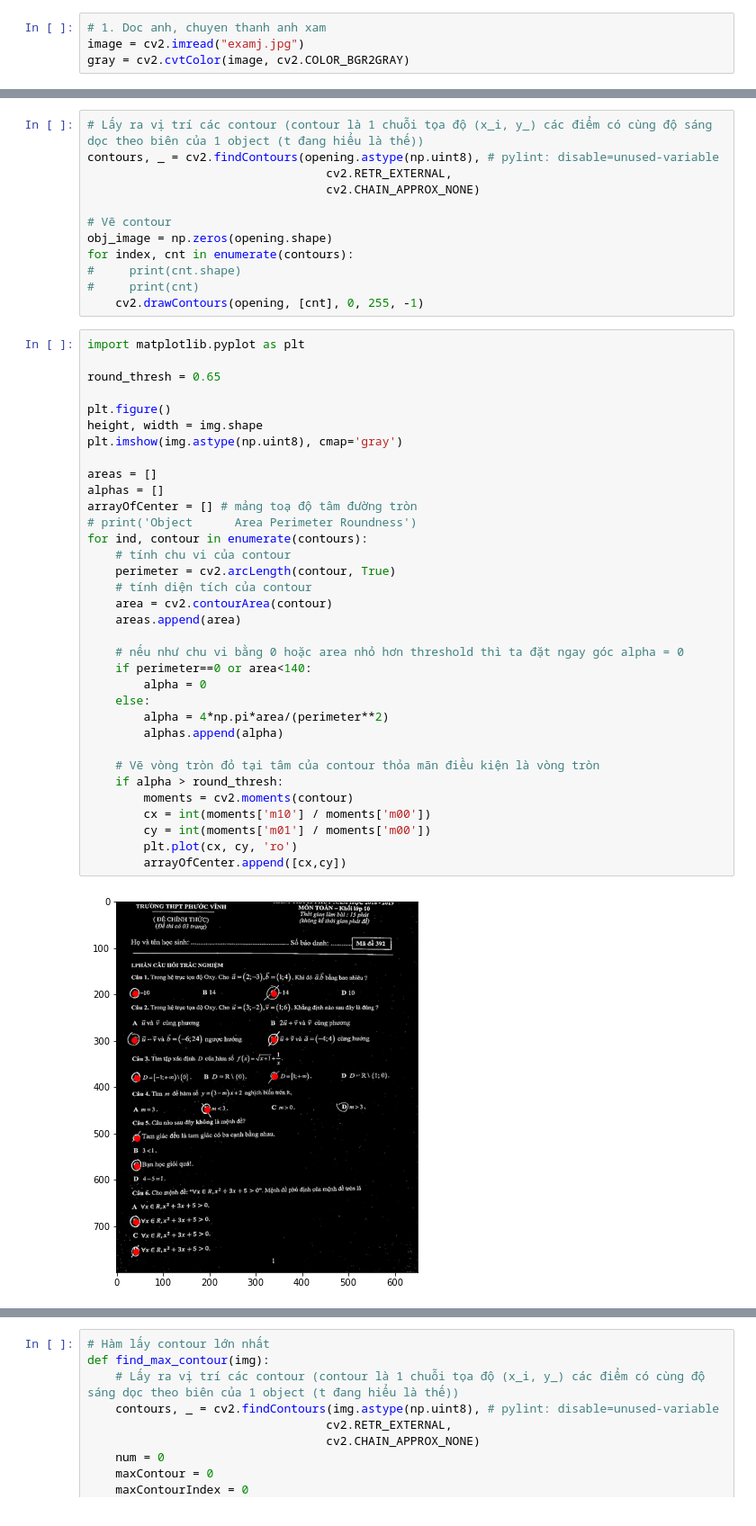
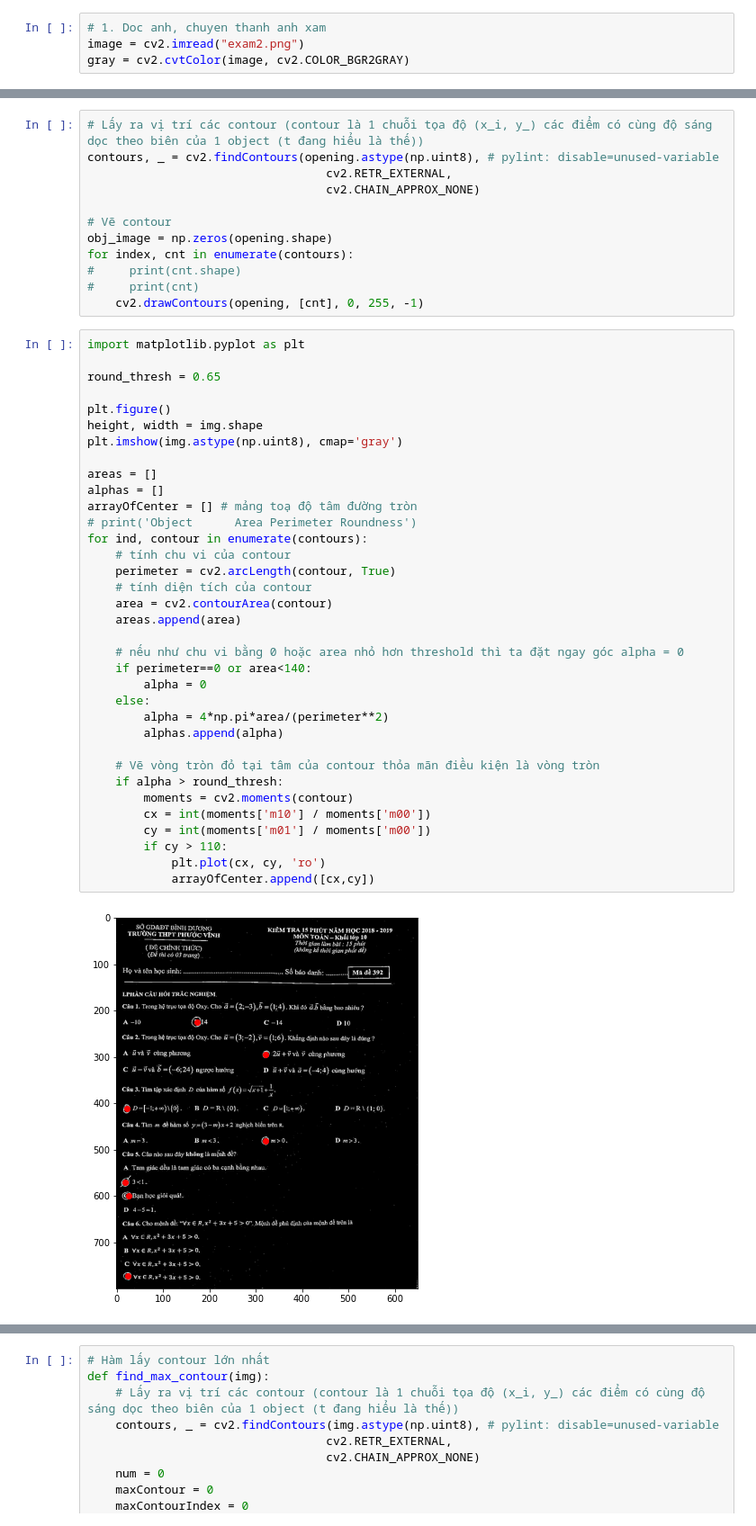
Before and after one commit to quockhanh0212/Multiple-choice-autograding, a Jupyter notebook: Untitled1-Copy8.ipynb, the cells around one changed output, grey strips where cells are left out. Shown at 90% size. Drawn from its saved outputs; the diff is of its cells as text.

```diff
--- a/Untitled1-Copy8.ipynb
+++ b/Untitled1-Copy8.ipynb
@@ -8,7 +7,7 @@ import detect_answer
 plt.rcParams['figure.figsize'] = [6, 8]
 # %%
 # 1. Doc anh, chuyen thanh anh xam
-image = cv2.imread("examj.jpg")
+image = cv2.imread("exam2.png")
 gray = cv2.cvtColor(image, cv2.COLOR_BGR2GRAY)
 # %%
 # 2. Threshold de
@@ -83,36 +82,37 @@ import matplotlib.pyplot as plt
 round_thresh = 0.65
 
 plt.figure()
 height, width = img.shape
 plt.imshow(img.astype(np.uint8), cmap='gray')
 
 areas = []
 alphas = []
 arrayOfCenter = [] # mảng toạ độ tâm đường tròn
 # print('Object      Area Perimeter Roundness')
 for ind, contour in enumerate(contours):
     # tính chu vi của contour
     perimeter = cv2.arcLength(contour, True)
     # tính diện tích của contour
     area = cv2.contourArea(contour)
     areas.append(area)
 
     # nếu như chu vi bằng 0 hoặc area nhỏ hơn threshold thì ta đặt ngay góc alpha = 0
     if perimeter==0 or area<140:
         alpha = 0
     else:
         alpha = 4*np.pi*area/(perimeter**2)
         alphas.append(alpha)
 
     # Vẽ vòng tròn đỏ tại tâm của contour thỏa mãn điều kiện là vòng tròn
     if alpha > round_thresh:
         moments = cv2.moments(contour)
         cx = int(moments['m10'] / moments['m00'])
         cy = int(moments['m01'] / moments['m00'])
-        plt.plot(cx, cy, 'ro')
-        arrayOfCenter.append([cx,cy])
+        if cy > 110:
+            plt.plot(cx, cy, 'ro')
+            arrayOfCenter.append([cx,cy])
 # %% [output]
-[figure, old version]
+[figure, new version]
 # %%
 # Lấy các khung quanh đường tròn
 immm = img.astype(np.uint8)
```
Also changed, not shown: parts of 10 cells of this notebook, 17 other files.
